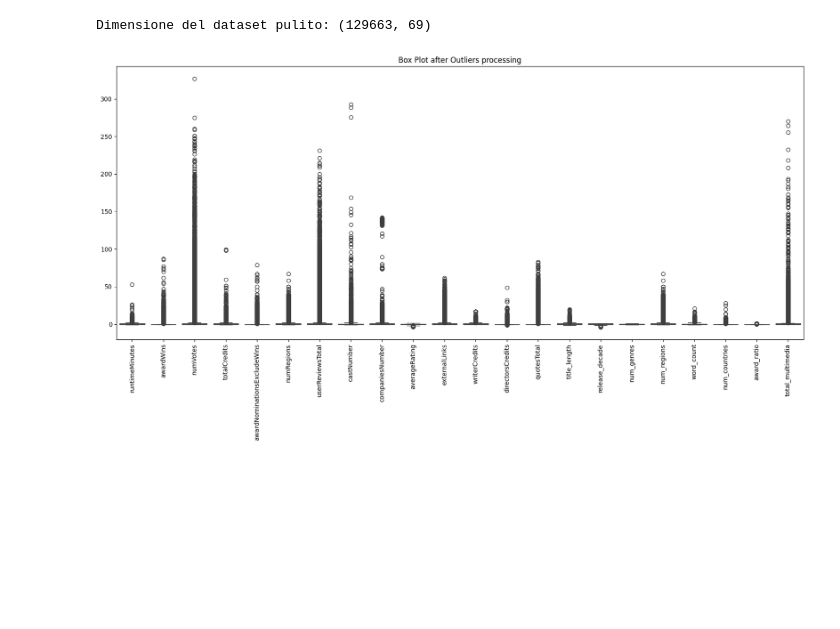
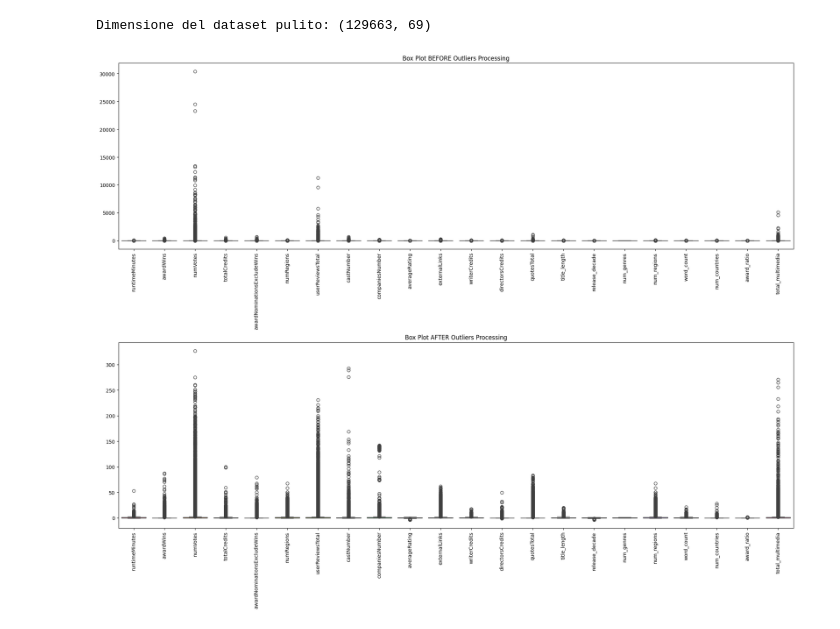
Before and after one commit to drizzello/DataMining2, a Jupyter notebook: TABULAR_OUTLIERS.ipynb, the cells around one changed output. Cells and saved outputs as stored; diff of their text form; code cells hidden in the pictures; blank space fills up the shorter version.

```diff
--- a/TABULAR_OUTLIERS.ipynb
+++ b/TABULAR_OUTLIERS.ipynb
@@ -643,12 +643,23 @@ Dimensione del dataset pulito: (129663, 69)
 # %%
 df_num_cleaned = df_cleaned.drop(cat, axis=1)
 # %%
-plt.figure(figsize=(20,8))
-sns.boxplot(df_num_cleaned)
-plt.xticks(rotation=90)
-plt.title("Box Plot after Outliers processing")
+
+fig, axes = plt.subplots(2, 1, figsize=(20, 16))  # 2 rows, 1 column
+
+
+sns.boxplot(data=df_num, ax=axes[0])
+axes[0].set_title("Box Plot BEFORE Outliers Processing")
+axes[0].set_xticklabels(axes[0].get_xticklabels(), rotation=90)
+
+
+sns.boxplot(data=df_num_cleaned, ax=axes[1])
+axes[1].set_title("Box Plot AFTER Outliers Processing")
+axes[1].set_xticklabels(axes[1].get_xticklabels(), rotation=90)
+
+
+plt.tight_layout()
 plt.show()
 # %% [output]
-[figure, old version]
+[figure, new version]
 # %%
 df_cleaned.to_csv("dataset/train_post_outlier.csv")
```
Also changed, not shown: 4 other files.
